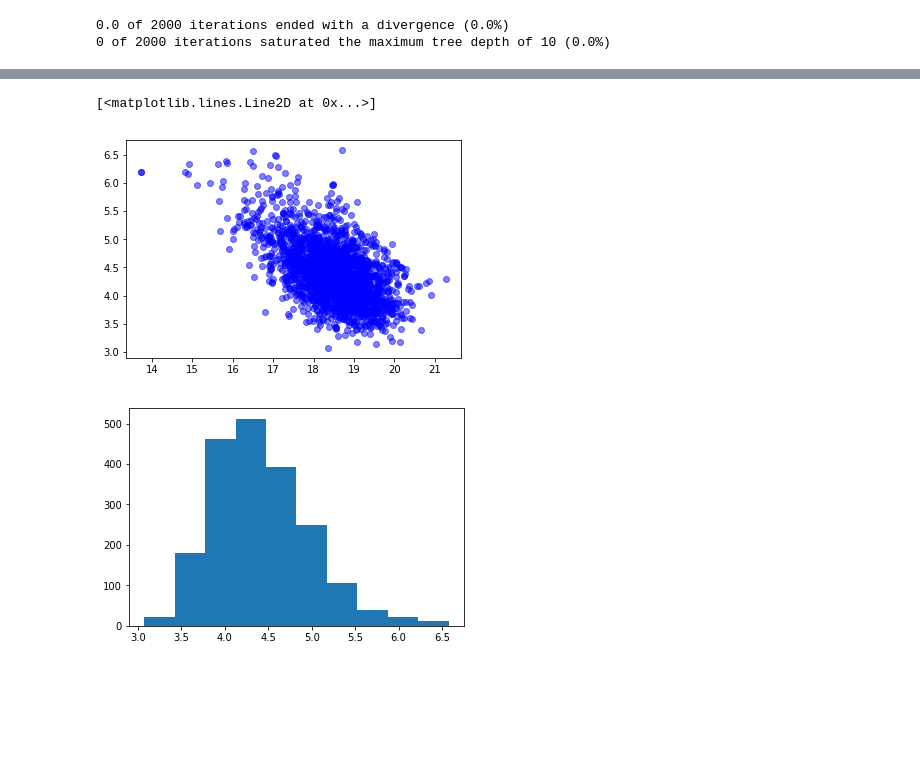
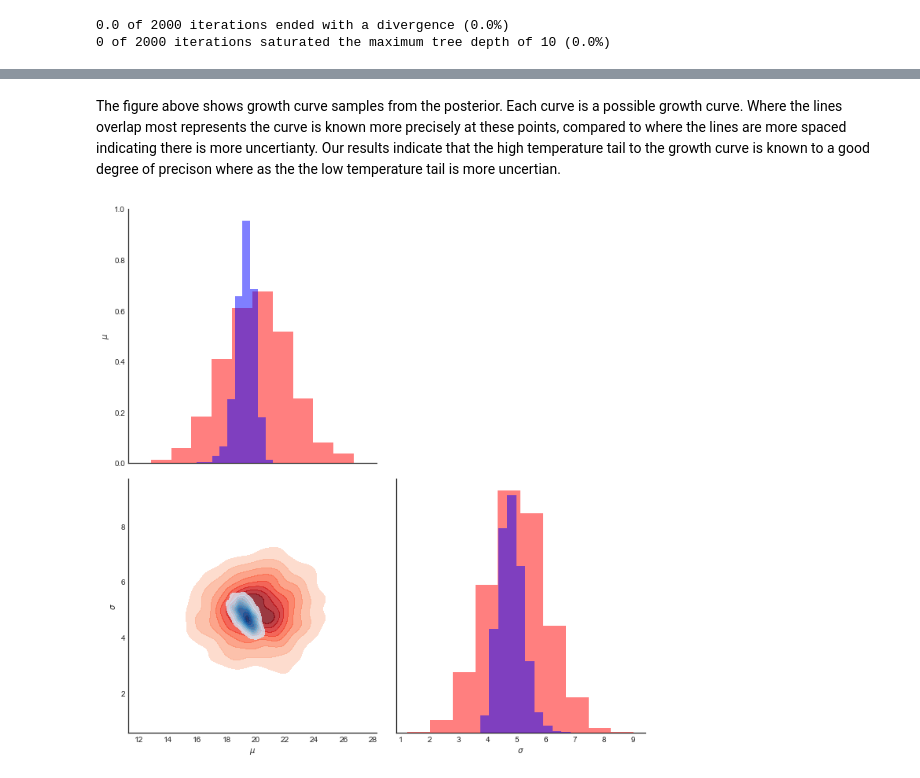
Before and after one commit to DataJavelin/FACYnation, a Jupyter notebook: Growth_curve_fitting.ipynb, the cells around one changed output, grey strips where cells are left out. Saved outputs shown, nothing was run; the diff lists cells and outputs as text; code cells hidden in the pictures; blank space fills up the shorter version.

```diff
--- a/Growth_curve_fitting.ipynb
+++ b/Growth_curve_fitting.ipynb
@@ -137,9 +153,15 @@ Text(0.5,1,'Growth Curve')
-# %%
-plt.plot(samples['mu'],samples['sigma'], 'bo', alpha=0.5)
-# %% [output]
-[<matplotlib.lines.Line2D at 0x...>]
-[figure, removed]
-# %%
-plt.hist(samples['sigma']);
-# %% [output]
-[figure, removed]
+# %% [markdown]
+The figure above shows growth curve samples from the posterior. Each curve is a possible growth curve. Where the lines overlap most represents the curve is known more precisely at these points, compared to where the lines are more spaced indicating there is more uncertianty. Our results indicate that the high temperature tail to the growth curve is known to a good degree of precison where as the the low temperature tail is more uncertian.
+# %%
+df=pd.DataFrame(np.random.multivariate_normal(np.array([20,5]),np.array([[5.0,0.0],[0.0,1.0]]),2000),columns=['$\mu$','$\sigma$'])
+g=sns.PairGrid(data=df,size=5,diag_sharey=False)
+g.map_diag(plt.hist,color='Red',alpha=0.5)
+g.map_lower(sns.kdeplot, cmap="Reds",alpha=0.8,n_levels=10,normed=True, shade=True,shade_lowest=False)
+df=pd.DataFrame(np.vstack((samples['mu'],samples['sigma'])).T,columns=['$\mu$','$\sigma$'])
+g.data=df
+g.map_diag(plt.hist,color='Blue',alpha=0.5)
+g.map_lower(sns.kdeplot, cmap="Blues",alpha=0.8,n_levels=10,normed=True, shade=True,shade_lowest=False)
+
+g.axes[0,1].set_axis_off()
+# %% [output]
+[figure, added]
```
Also changed, not shown: parts of 26 cells of this notebook.
